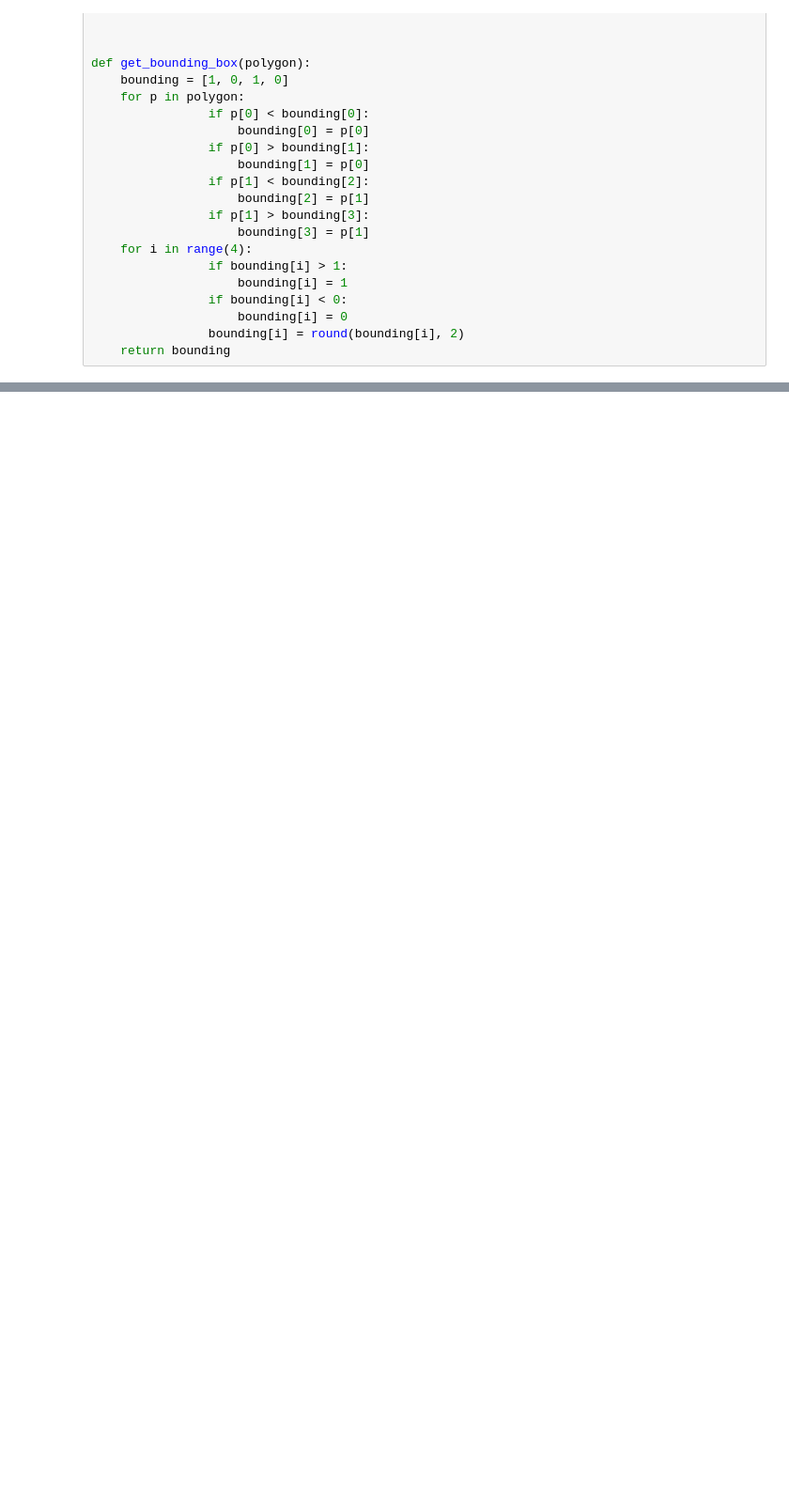
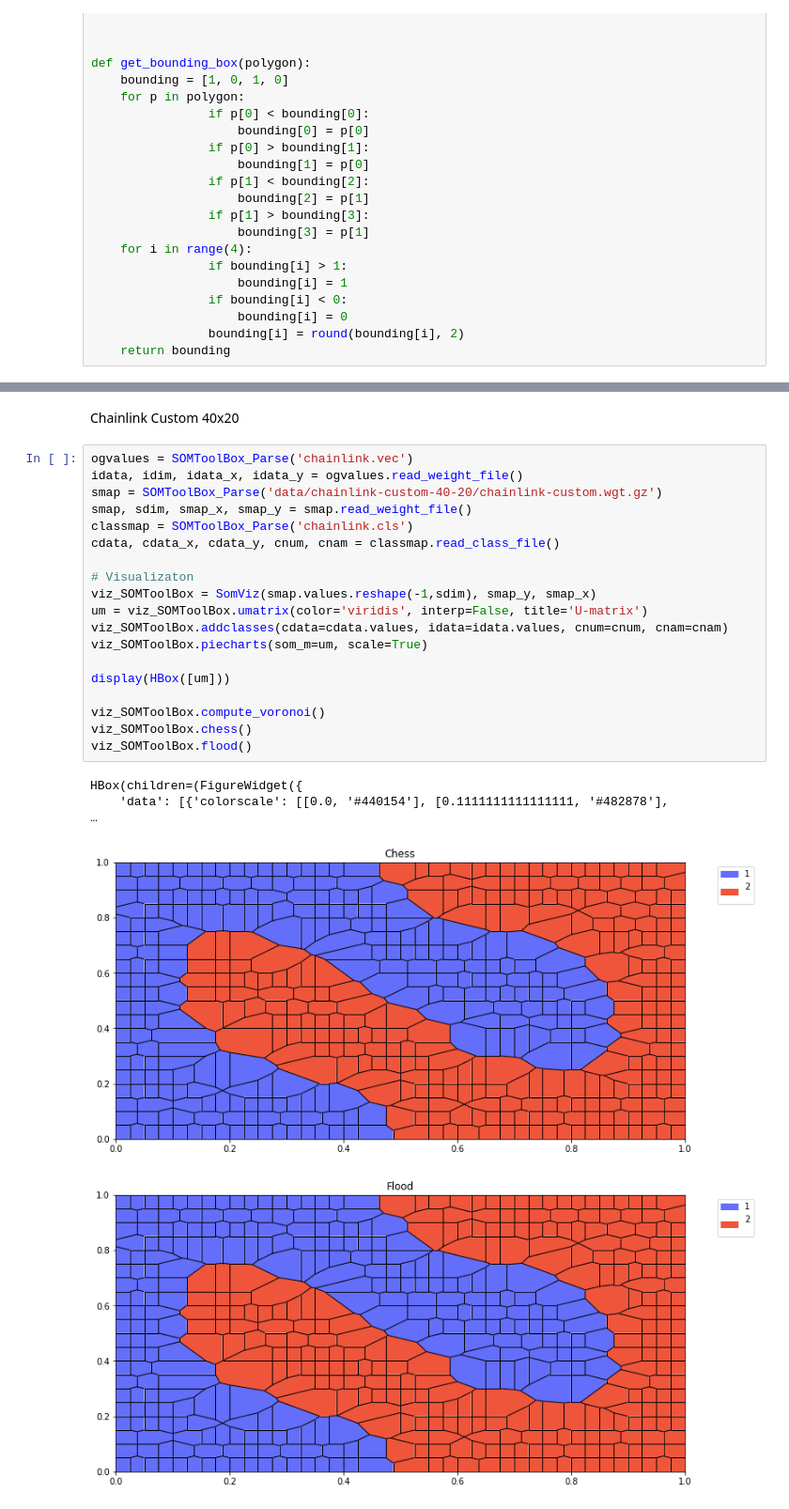
Before and after one commit to S3basuchian/sos_ex3_som, a Jupyter notebook: som_vis.ipynb, the cells around one changed output, grey strips where cells are left out. Shown at 94% size. Cells and saved outputs as stored; diff of their text form; blank space fills up the shorter version.

Commit message:
added all data sets

```diff
--- a/som_vis.ipynb
+++ b/som_vis.ipynb
@@ -627,0 +697,27 @@ class SomViz:
+# %% [markdown]
+ Chainlink Custom 40x20
+# %%
+ogvalues = SOMToolBox_Parse('chainlink.vec')
+idata, idim, idata_x, idata_y = ogvalues.read_weight_file()
+smap = SOMToolBox_Parse('data/chainlink-custom-40-20/chainlink-custom.wgt.gz')
+smap, sdim, smap_x, smap_y = smap.read_weight_file()
+classmap = SOMToolBox_Parse('chainlink.cls')
+cdata, cdata_x, cdata_y, cnum, cnam = classmap.read_class_file()
+
+# Visualizaton
+viz_SOMToolBox = SomViz(smap.values.reshape(-1,sdim), smap_y, smap_x)
+um = viz_SOMToolBox.umatrix(color='viridis', interp=False, title='U-matrix')
+viz_SOMToolBox.addclasses(cdata=cdata.values, idata=idata.values, cnum=cnum, cnam=cnam)
+viz_SOMToolBox.piecharts(som_m=um, scale=True)
+
+display(HBox([um]))
+
+viz_SOMToolBox.compute_voronoi()
+viz_SOMToolBox.chess()
+viz_SOMToolBox.flood()
+# %% [output]
+HBox(children=(FigureWidget({
+    'data': [{'colorscale': [[0.0, '#440154'], [0.1111111111111111, '#482878'],
+…
+[figure, added]
+[figure, added]
```
Also changed, not shown: parts of 18 cells of this notebook, 20 other files.
